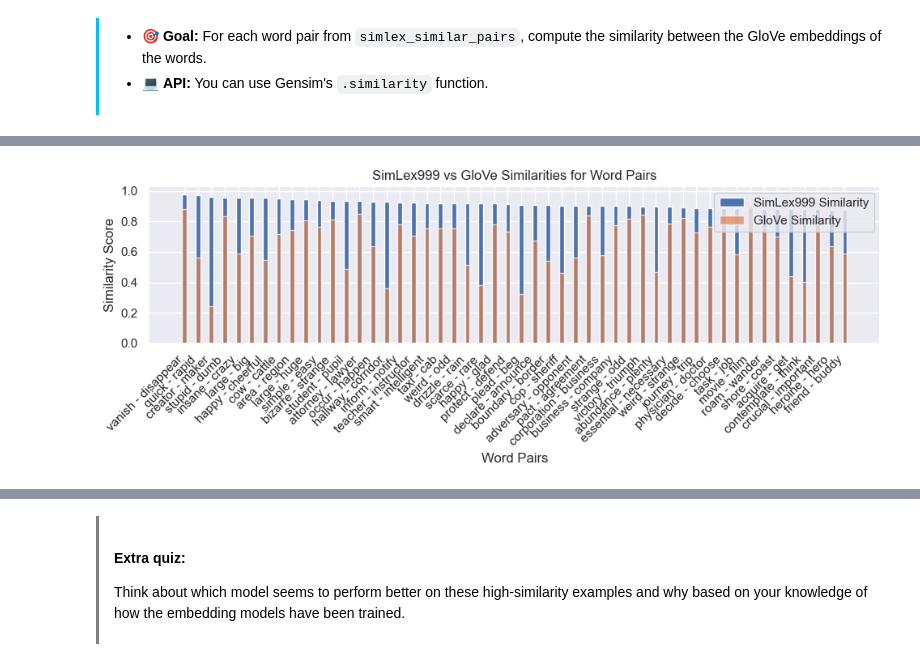
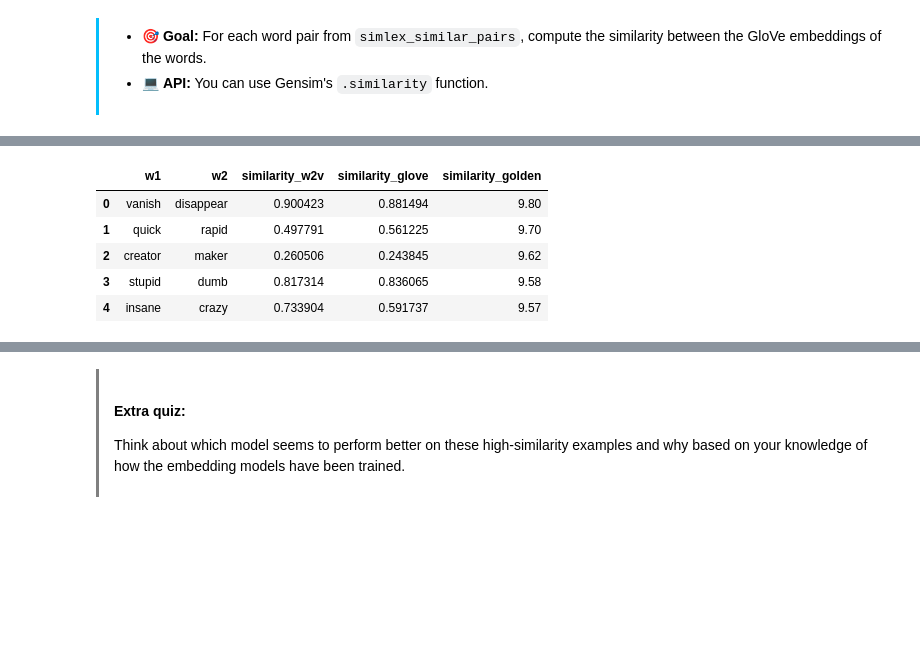
Before and after one commit to alessiodesogus/CS-552_Modern_NLP, a Jupyter notebook: Exercises/Week 1 - Word Embeddings/Week-1.ipynb, the cells around one changed output, grey strips where cells are left out. Saved outputs shown, nothing was run; the diff lists cells and outputs as text; code cells hidden in the pictures; blank space fills up the shorter version.

```diff
--- a/Exercises/Week 1 - Word Embeddings/Week-1.ipynb
+++ b/Exercises/Week 1 - Word Embeddings/Week-1.ipynb
@@ -363,8 +428,6 @@ Name: SimLex999, dtype: float64
 </div>
 # %%
 # select a subset of word-pairs with the highest similiarity score given by annotators
-simlex_similar_pairs = simlex.sort_values(by='SimLex999', ascending=False).head(50)
-
-# Display the selected subset
-print("Subset of word pairs with the highest similarity scores:\n", simlex_similar_pairs)
+simlex_similar_pairs = simlex.sort_values(by=['SimLex999'], ascending=False).head(50)
+simlex_similar_pairs.head()
 # %% [output]
@@ -450,19 +446,0 @@ plt.show()
-# %%
-# Plot similarities using a bar plot
-plt.figure(figsize=(10, 4))
-bar_width = 0.35
-index = range(len(simlex_similar_pairs))
-
-plt.bar(index, simlex_similar_pairs['SimLex999']/10, bar_width, label='SimLex999 Similarity')
-plt.bar(index, simlex_similar_pairs['GloVe_Sim'], bar_width, label='GloVe Similarity', alpha=0.7)
-
-plt.xlabel('Word Pairs')
-plt.ylabel('Similarity Score')
-plt.title('SimLex999 vs GloVe Similarities for Word Pairs')
-plt.xticks(index, simlex_similar_pairs['word1'] + ' - ' + simlex_similar_pairs['word2'], rotation=45, ha='right')
-plt.legend()
-
-plt.tight_layout()
-plt.show()
-# %% [output]
-[figure, removed]
@@ -468,0 +461,9 @@ plt.show()
+# %%
+similarities.head()
+# %% [output]
+|  | w1 | w2 | similarity_w2v | similarity_glove | similarity_golden |
+| 0 | vanish | disappear | 0.900423 | 0.881494 | 9.80 |
+| 1 | quick | rapid | 0.497791 | 0.561225 | 9.70 |
+| 2 | creator | maker | 0.260506 | 0.243845 | 9.62 |
+| 3 | stupid | dumb | 0.817314 | 0.836065 | 9.58 |
+| 4 | insane | crazy | 0.733904 | 0.591737 | 9.57 |
```
Also changed, not shown: parts of 35 cells of this notebook.
